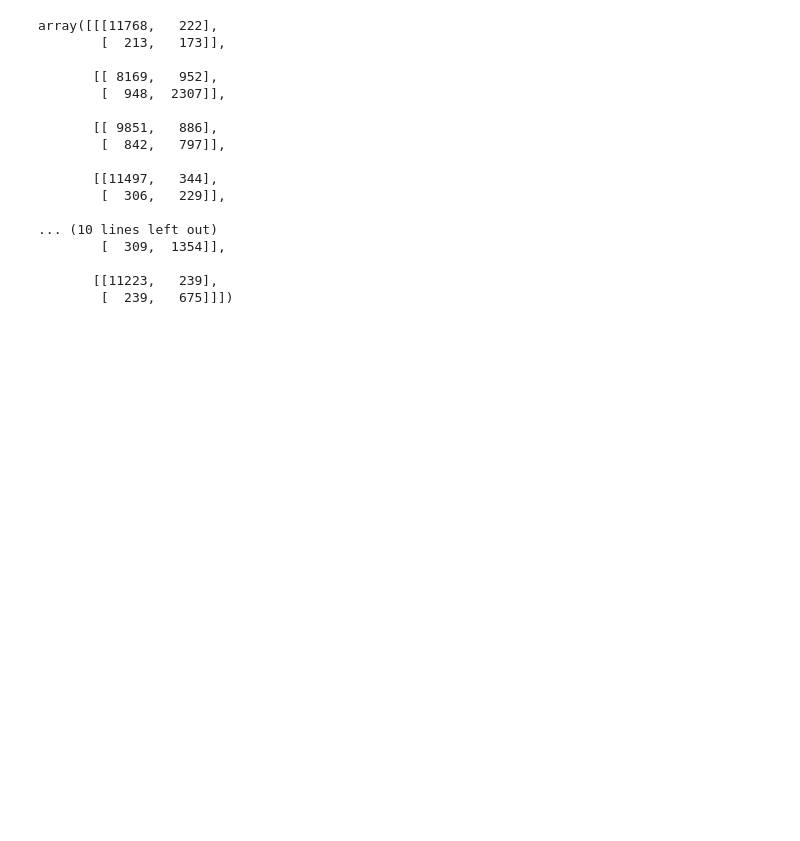
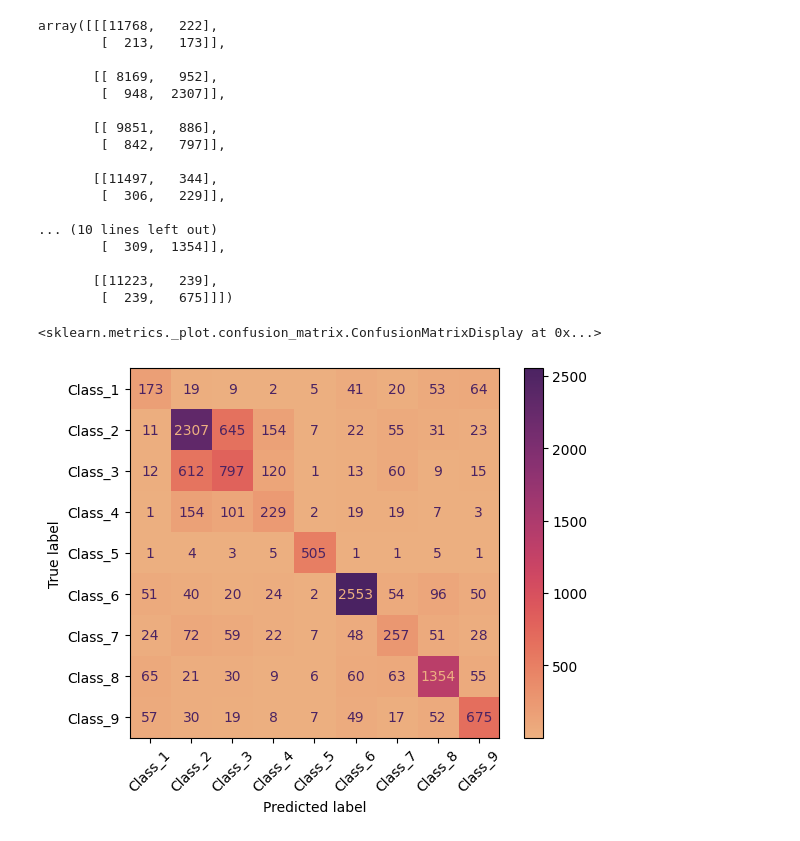
Before and after one commit to olini/pes-aprendizagem-maquina-1, a Jupyter notebook: notebook.ipynb, the cells around one changed output. Saved outputs shown, nothing was run; the diff lists cells and outputs as text; code cells hidden in the pictures; blank space fills up the shorter version.

Commit message:
inicia testes de plots da matriz de confusao

```diff
--- a/notebook.ipynb
+++ b/notebook.ipynb
@@ -89,3 +129,10 @@ array([[[11768,   222],
 
        [[11223,   239],
         [  239,   675]]])
+# %%
+fig = plt.figure(figsize=(16, 14))
+ax = plt.subplot()
+ConfusionMatrixDisplay.from_predictions(y_test, y_pred, cmap="flare", xticks_rotation=45)
+# %% [output]
+<sklearn.metrics._plot.confusion_matrix.ConfusionMatrixDisplay at 0x...>
+[figure, added]
```
Also changed, not shown: parts of 5 cells of this notebook, 1 other file.
